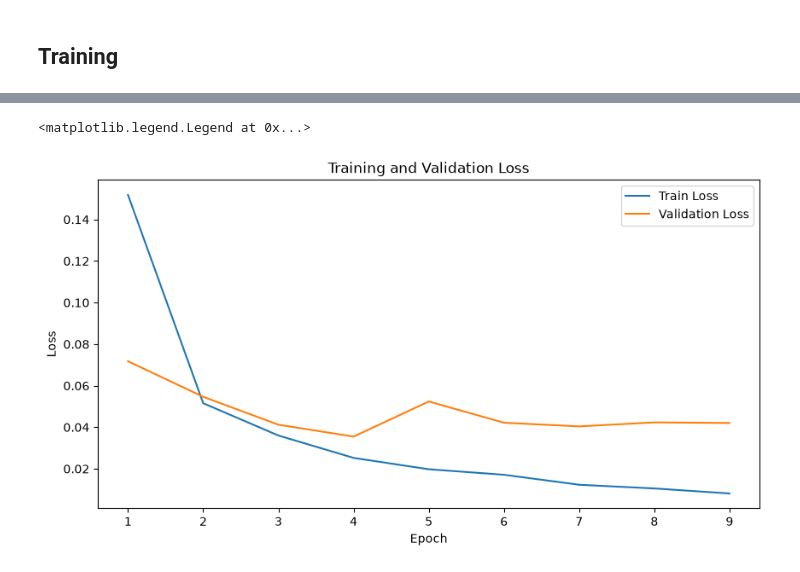
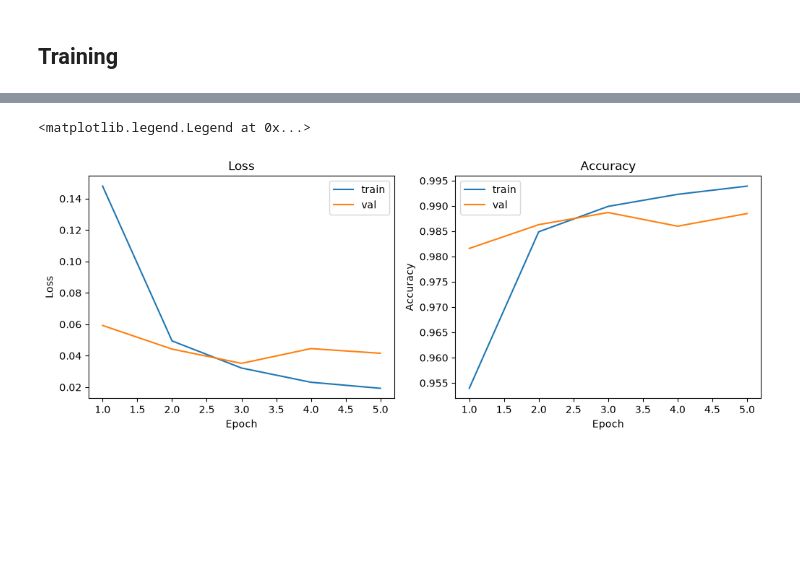
Before and after one commit to r-makarov/jaxrl, a Jupyter notebook: notebooks/CNN_MNIST.ipynb, the cells around one changed output, grey strips where cells are left out. Cells and saved outputs as stored; diff of their text form; code cells hidden in the pictures; blank space fills up the shorter version.

Commit message:
Refactor CNN training
- Add grain for dataset handling
-  Add metrics (loss, accuracy)
-  Make more elegant training loop

```diff
--- a/notebooks/CNN_MNIST.ipynb
+++ b/notebooks/CNN_MNIST.ipynb
@@ -32,12 +32,14 @@ N_OUT = 10 # classes
 
 # Hyperparameters
 LR = 0.001 # learning rate
+N_EPOCHS = 5
 BATCH_SIZE = 64
-SEED = 0
+EVAL_BATCH_SIZE = 1000 # divides the validation and test sets evenly
+SEED = 0 # also seeds scikit-learn and Grain, which take integer seeds
 
 # Random keys
-main_key = jax.random.PRNGKey(SEED)
-model_key, data_key = jax.random.split(main_key)
+main_key = jax.random.key(SEED)
+main_key, model_key = jax.random.split(main_key)
 # %% [markdown]
 ## Data
 # %%
@@ -93,18 +109,23 @@ optimizer = nnx.Optimizer(
     tx=optax.adam(learning_rate=LR),
     wrt=nnx.Param # only apply the updates wrt to variables with type nnx.Param
 )
+# %%
+# Running loss and accuracy, accumulated on the device and read once per epoch
+metrics = nnx.MultiMetric(
+    accuracy=nnx.metrics.Accuracy(),
+    loss=nnx.metrics.Average("loss"),
+)
 # %% [markdown]
 ## Training
 # %%
-@nnx.jit
 def loss_fn(model, x, y):
-    """Negative log likelihood (same as cross-entropy) loss."""
+    """Mean cross-entropy over the batch; also returns the logits (batch_size, num_classes)."""
     # 1. Forward pass
     logits = model(x) # shape: (batch_size, num_classes)
 
     # 2. Compute the loss
-    # optax computes -log(softmax(logits))[y] in one highly optimized step
+    # optax computes -log(softmax(logits))[y] in one step
     nll = optax.softmax_cross_entropy_with_integer_labels(logits=logits, labels=y) # shape: (batch_size,)
-    loss = jnp.mean(nll) # a scalar
-    return loss
+    loss = nll.mean() # scalar
+    return loss, logits
 # %%
@@ -169,13 +195,20 @@ Epoch 9: Train Loss: 0.0081, Val Loss: 0.0421
+# %%
+# Save history as json
+import json
+with open("history.json", "w") as f:
+    json.dump(history, f)
 # %%
 # Plot history
-fig, ax = plt.subplots(figsize=(10, 5))
-ax.plot(history['epoch'], history['train_loss'], label='Train Loss')
-ax.plot(history['epoch'], history['val_loss'], label='Validation Loss')
-ax.set_xlabel('Epoch')
-ax.set_ylabel('Loss')
-ax.set_title('Training and Validation Loss')
-ax.legend()
+fig, axes = plt.subplots(1, 2, figsize=(12, 4))
+axes[0].plot(history['epoch'], history[f'train_loss'], label='train')
+axes[0].plot(history['epoch'], history[f'val_loss'], label='val')
+axes[1].plot(history['epoch'], history[f'train_accuracy'], label='train')
+axes[1].plot(history['epoch'], history[f'val_accuracy'], label='val')
+axes[0].set(xlabel='Epoch', ylabel='Loss', title='Loss')
+axes[1].set(xlabel='Epoch', ylabel='Accuracy', title='Accuracy')
+axes[0].legend()
+axes[1].legend()
 # %% [output]
 <matplotlib.legend.Legend at 0x...>
-[figure, old version]
+[figure, new version]
 # %%
```
Also changed, not shown: parts of 6 cells of this notebook, 1 other file.
